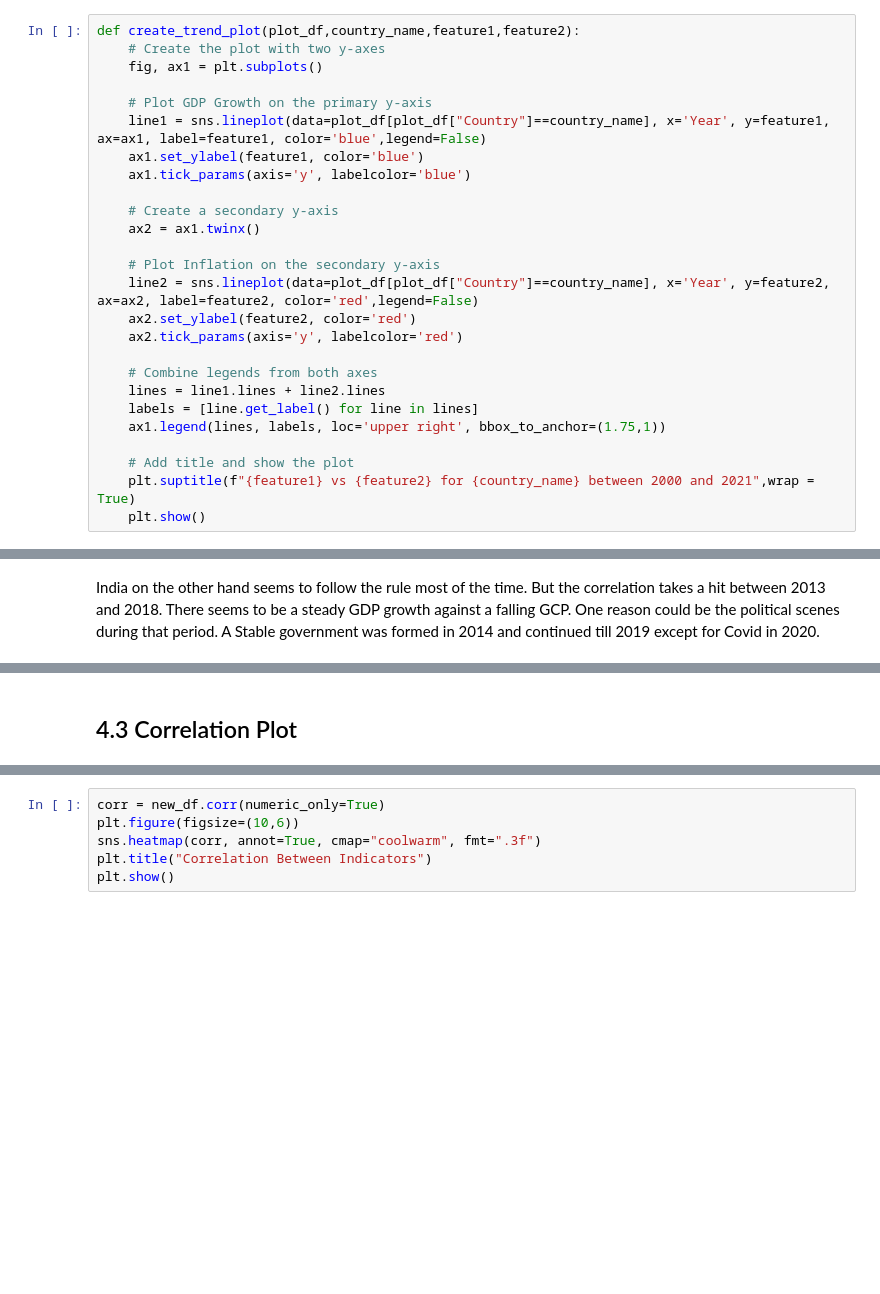
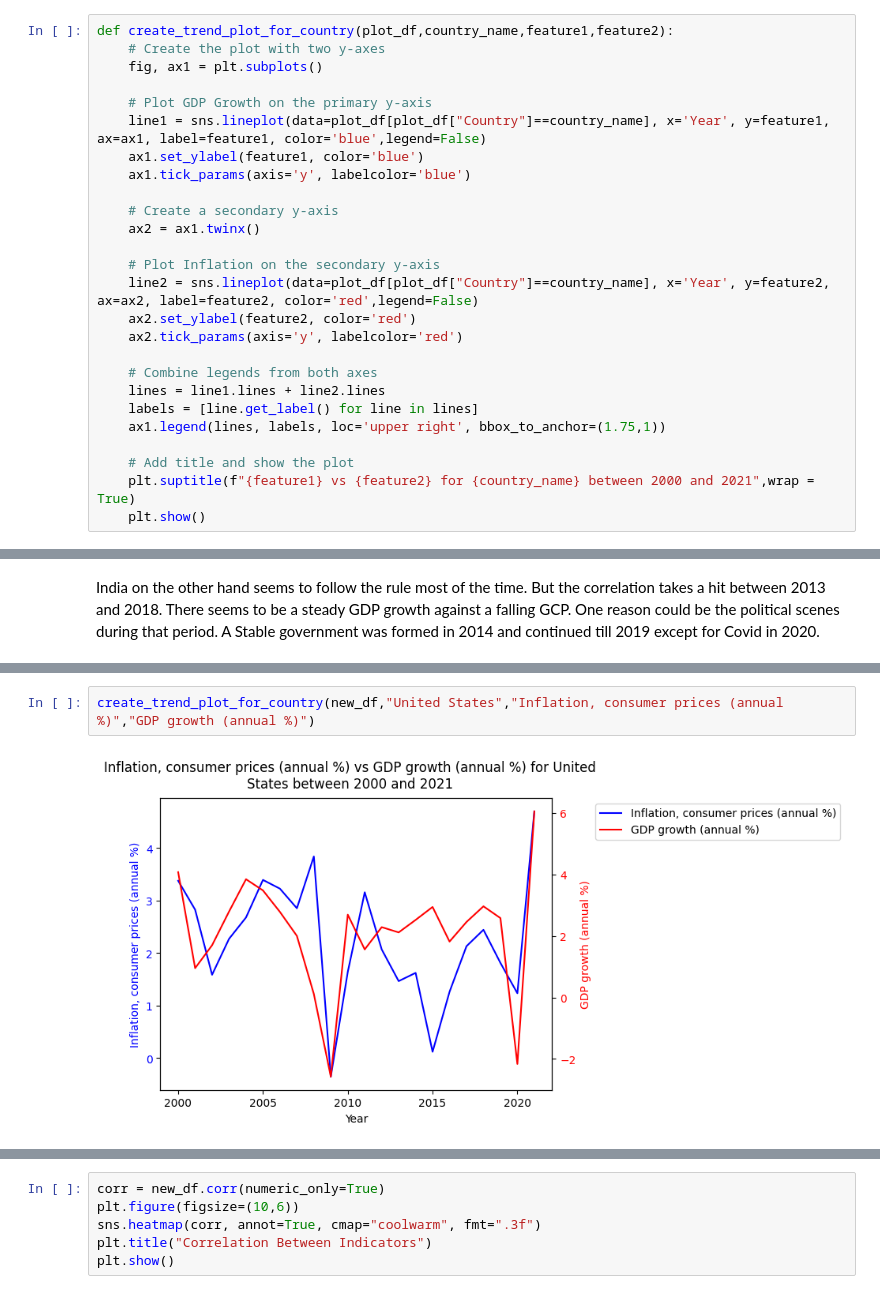
Before and after one commit to kumarbyes/udacity_nanodegree_datascience_course1, a Jupyter notebook: Project_Supervised_ML.ipynb, the cells around one changed output, grey strips where cells are left out. Cells and saved outputs as stored; diff of their text form; blank space fills up the shorter version.

```diff
--- a/Project_Supervised_ML.ipynb
+++ b/Project_Supervised_ML.ipynb
@@ -445,7 +388,7 @@ array([[<Axes: title={'center': 'GDP (current US$)'}>,
 # %% [markdown]
 After having visualized the histograms, a trend plot country-wise for feature pairs shows the correlation between them. Comparing the gross capital formation and gdp growth shows that they are closely correlated. Whenever there is an decrease in Gross capital formation we observe a dip in GDP growth rate.
 # %%
-def create_trend_plot(plot_df,country_name,feature1,feature2):
+def create_trend_plot_for_country(plot_df,country_name,feature1,feature2):
     # Create the plot with two y-axes
     fig, ax1 = plt.subplots()
 
@@ -485,4 +428,6 @@ create_trend_plot(new_df,"India","Gross capital formation (% of GDP)","GDP growt
 # %% [output]
 [figure]
-# %% [markdown]
-## 4.3 Correlation Plot
+# %%
+create_trend_plot_for_country(new_df,"United States","Inflation, consumer prices (annual %)","GDP growth (annual %)")
+# %% [output]
+[figure, added]
```
Also changed, not shown: parts of 44 cells of this notebook.
